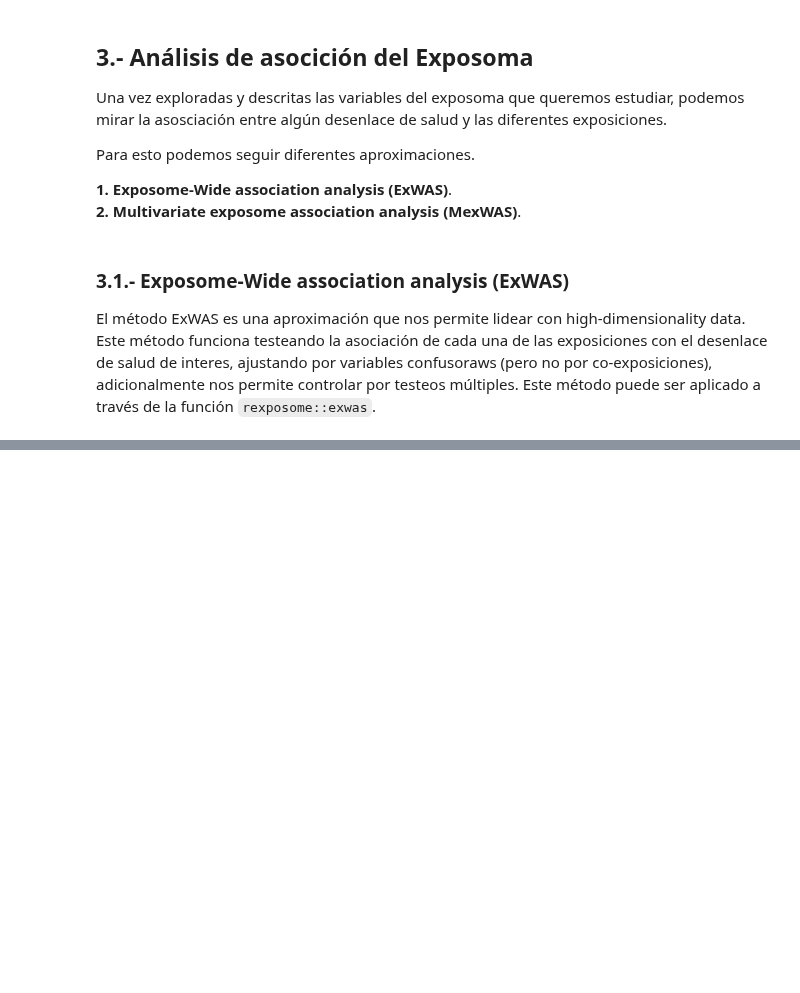
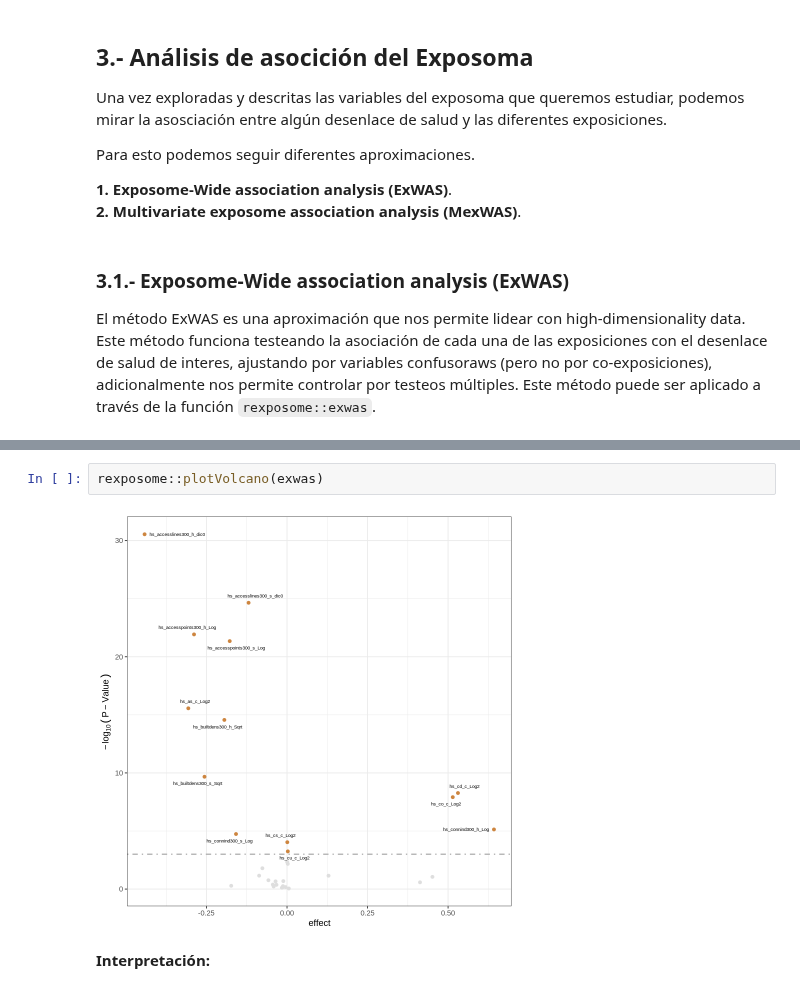
Before and after one commit to alldominguez/ISGlobal.sesion4.Exposoma, a Jupyter notebook: curso_exposoma_modulo_4.ipynb, the cells around one changed output, grey strips where cells are left out. Cells and saved outputs as stored; diff of their text form; blank space fills up the shorter version.

```diff
--- a/curso_exposoma_modulo_4.ipynb
+++ b/curso_exposoma_modulo_4.ipynb
@@ -385,0 +420,6 @@ exwas
+# %%
+rexposome::plotVolcano(exwas)
+# %% [output]
+[figure, added]
+# %% [markdown]
+  **Interpretación:**
```
Also changed, not shown: parts of 13 cells of this notebook.
